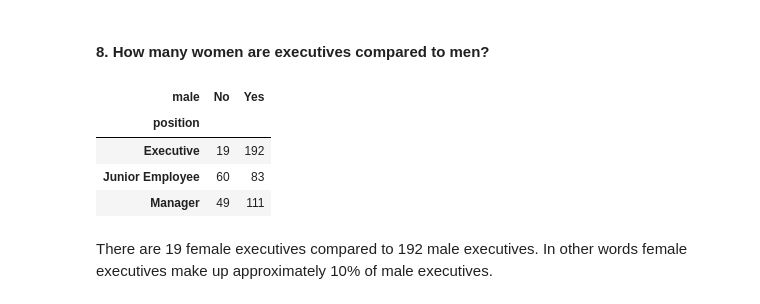
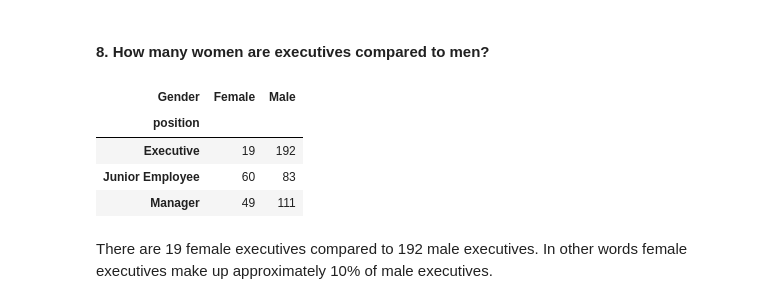
Before and after one commit to Shalom91/Statistical-Thinking, a Jupyter notebook: statistical_project.ipynb, the cells around one changed output. Drawn from its saved outputs; the diff is of its cells as text; code cells hidden in the pictures.

```diff
--- a/statistical_project.ipynb
+++ b/statistical_project.ipynb
@@ -111,11 +117,14 @@ The 1st quartile is 40 000, the median is 50 096 and the 3rd quartile is 60 345.
 # %% [markdown]
 #### 7. How many men are there in the sample? How many women are there in the sample? Present this information in a table.
 # %%
+# rename column name
+df.rename(columns={"male":"Gender"}, inplace=True)
+
 # encode the the variable male appropriately
-clean_male = {"male": {0:"No", 1:"Yes"}}
+clean_male = {"Gender": {0:"Female", 1:"Male"}}
 df.replace(clean_male, inplace=True)
 
-male = df["male"]
-x = df["male"].value_counts()
+male = df["Gender"]
+x = df["Gender"].value_counts()
 print(x)
 # %% [output]
@@ -129,15 +138,15 @@ There are 386 males and 128 females.
 # %%
 # encode the variable position appropriately
 clean_position = {"position": {1:"Junior Employee", 2:"Manager", 3:"Executive"}}
 df.replace(clean_position, inplace=True)
 
 # create a frequency table
-position_gender_table = pd.crosstab(index=df['position'],
-                               columns=df['male'])
+position_gender_table = pd.crosstab(index=df["position"],
+                               columns=df["Gender"])
 # display the frequency table
 position_gender_table
 # %% [output]
-| male | No | Yes |
+| Gender | Female | Male |
 | position |  |  |
 | Executive | 19 | 192 |
 | Junior Employee | 60 | 83 |
```
Also changed, not shown: parts of 9 cells of this notebook.
